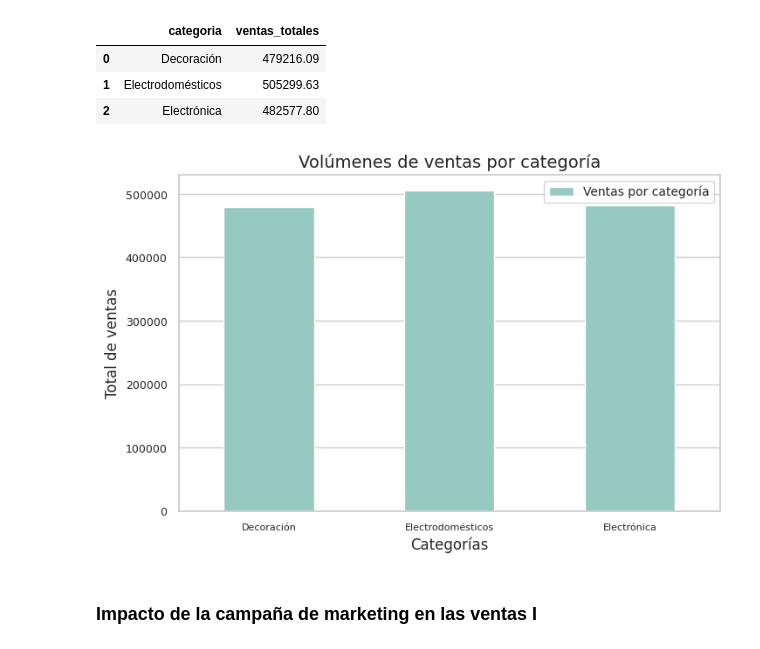
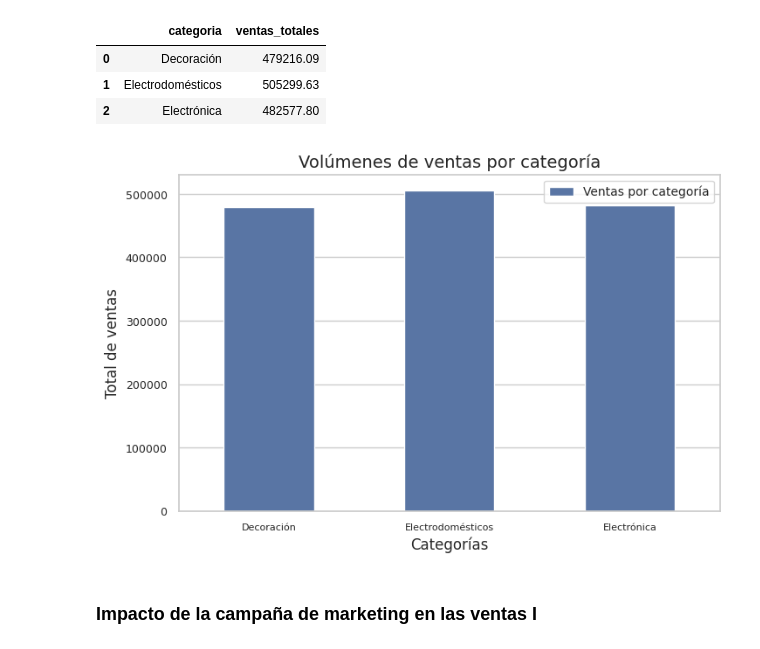
Before and after one commit to marianovanini/TT-2C2025-Data-Analitycs-Notebooks, a Jupyter notebook: Entrega final/Entrega final.ipynb, the cells around one changed output. Drawn from its saved outputs; the diff is of its cells as text; code cells hidden in the pictures.

```diff
--- a/Entrega final/Entrega final.ipynb
+++ b/Entrega final/Entrega final.ipynb
@@ -1348,6 +1376,7 @@ df_ventas.head(10)
 # %%
 # Generamos primero la columna mes
 df_ventas["mes"] = df_ventas["fecha_venta"].dt.month
+df_ventas["anio"] = df_ventas["fecha_venta"].dt.year
 
 # Agrupamos por mes y agregamos por valor_venta
 ventas_mes = df_ventas.groupby("mes", as_index=False).agg(
@@ -1361,7 +1390,7 @@ ventas_mes = df_ventas.groupby("mes", as_index=False).agg(
 # })
 
 # Visualizamos
-ventas_mes.head()
+ventas_mes.head(12)
 # %% [output]
 |  | mes | ventas_mes |
 | 0 | 1 | 129604.99 |
@@ -1478,31 +1520,31 @@ ventas_categoria.head()
 # %%
 # Estilo y paleta
 sns.set_theme(               # set_theme combina estilo + contexto + paleta
     style="whitegrid",       # opciones: 'white', 'whitegrid', 'dark', 'darkgrid', 'ticks'
     context="notebook",          # escala general: 'paper', 'notebook', 'talk', 'poster'
-    palette="Set3"           # paleta de colores base: "deep", "muted", "pastel" / Set1, Set2, Set3
+    palette="deep"           # paleta de colores base: "deep", "muted", "pastel" / Set1, Set2, Set3
 )
 
 # Ajustamos tamaño del lienzo
 plt.figure(figsize=(8,5))
 
 # Crear el barplot
 ax = sns.barplot(data=ventas_categoria, x='categoria', y='ventas_totales', label="Ventas por categoría", width=0.5)
 
 
 # Ticks (valores de eje)
 plt.tick_params(axis='y', labelsize=9)
 plt.tick_params(axis='x', labelsize=8)
 
 # Ajustes de título y ejes
 plt.title('Volúmenes de ventas por categoría', fontsize=14)
 plt.xlabel('Categorías')
 plt.ylabel('Total de ventas')
 plt.legend(loc='upper right', fontsize=10)
 # plt.tight_layout() # ajuste automatico
 plt.show()
 # %% [output]
-[figure, old version]
+[figure, new version]
 # %% [markdown]
 ### Impacto de la campaña de marketing en las ventas I
 # %% [markdown]
```
Also changed, not shown: parts of 26 cells of this notebook.
